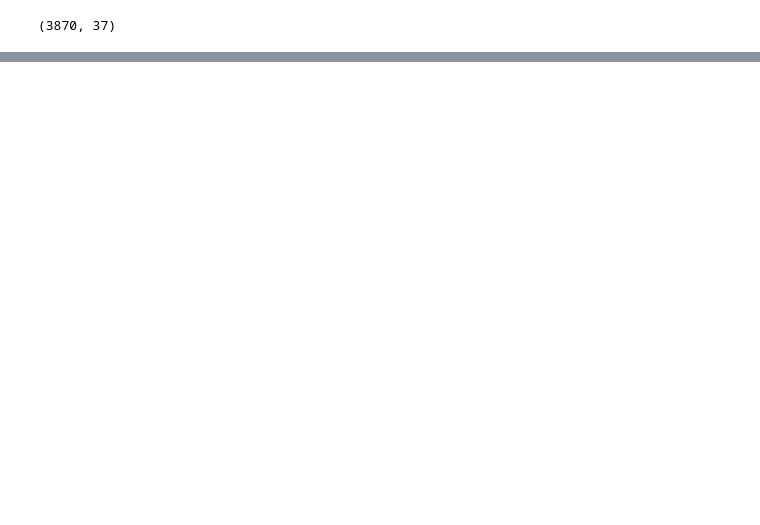
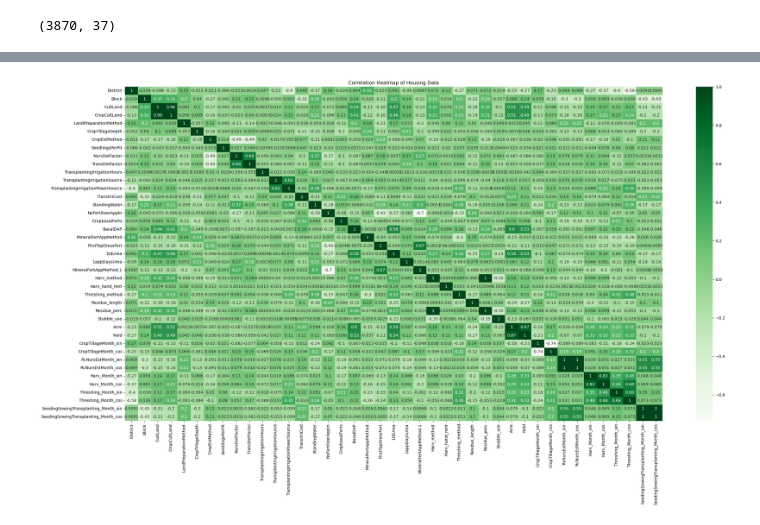
Before and after one commit to Joakimanochie/Univelcity_Capstone, a Jupyter notebook: Digital_Green_Crop_model/Green_Crop_model.ipynb, the cells around one changed output, grey strips where cells are left out. Saved outputs shown, nothing was run; the diff lists cells and outputs as text; code cells hidden in the pictures; blank space fills up the shorter version.

```diff
--- a/Digital_Green_Crop_model/Green_Crop_model.ipynb
+++ b/Digital_Green_Crop_model/Green_Crop_model.ipynb
@@ -251,0 +418,29 @@ pyplot.show()
+# %%
+def cyclical_encode(df, columns):
+    """
+    Perform cyclical encoding on specified columns of a dataframe.
+
+    Args:
+    df (pd.DataFrame): The input dataframe.
+    columns (list): A list of column names to be encoded.
+
+    Returns:
+    pd.DataFrame: A dataframe with the cyclical encoded columns added.
+    """
+    def encode_value(value, max_value):
+        angle = (value - 1) * (2 * np.pi / max_value)
+        return np.sin(angle), np.cos(angle)
+
+    for column in columns:
+        max_value = df[column].max()
+
+        sin_col = f"{column}_sin"
+        cos_col = f"{column}_cos"
+
+        df[sin_col], df[cos_col] = zip(*df[column].apply(lambda x: encode_value(x, max_value)))
+
+    return df
+
+
+df = cyclical_encode(crop_cl_no_outliers, ['CropTillageMonth', 'RcNursEstMonth', 'Harv_Month', 'Threshing_Month', 'SeedingSowingTransplanting_Month'])
+df.head()
@@ -251,0 +454,7 @@ pyplot.show()
+# %%
+df.drop(['CropTillageMonth', 'RcNursEstMonth', 'Harv_Month', 'Threshing_Month', 'SeedingSowingTransplanting_Month'], axis=1, inplace=True)
+# %%
+le = LabelEncoder()
+# apply le on categorical feature columns
+df[categorical_cols] = df[categorical_cols].apply(lambda col: le.fit_transform(col))
+df[categorical_cols].head(10)
@@ -251,0 +515,9 @@ pyplot.show()
+# %%
+df = df.dropna()
+# %%
+pyplot.figure(figsize=(30, 15))
+sns.heatmap(df.corr(), annot=True, cmap='Greens')
+pyplot.title('Correlation Heatmap of Housing Data')
+pyplot.show()
+# %% [output]
+[figure, added]
```
Also changed, not shown: parts of 25 cells of this notebook, 1 other file.
